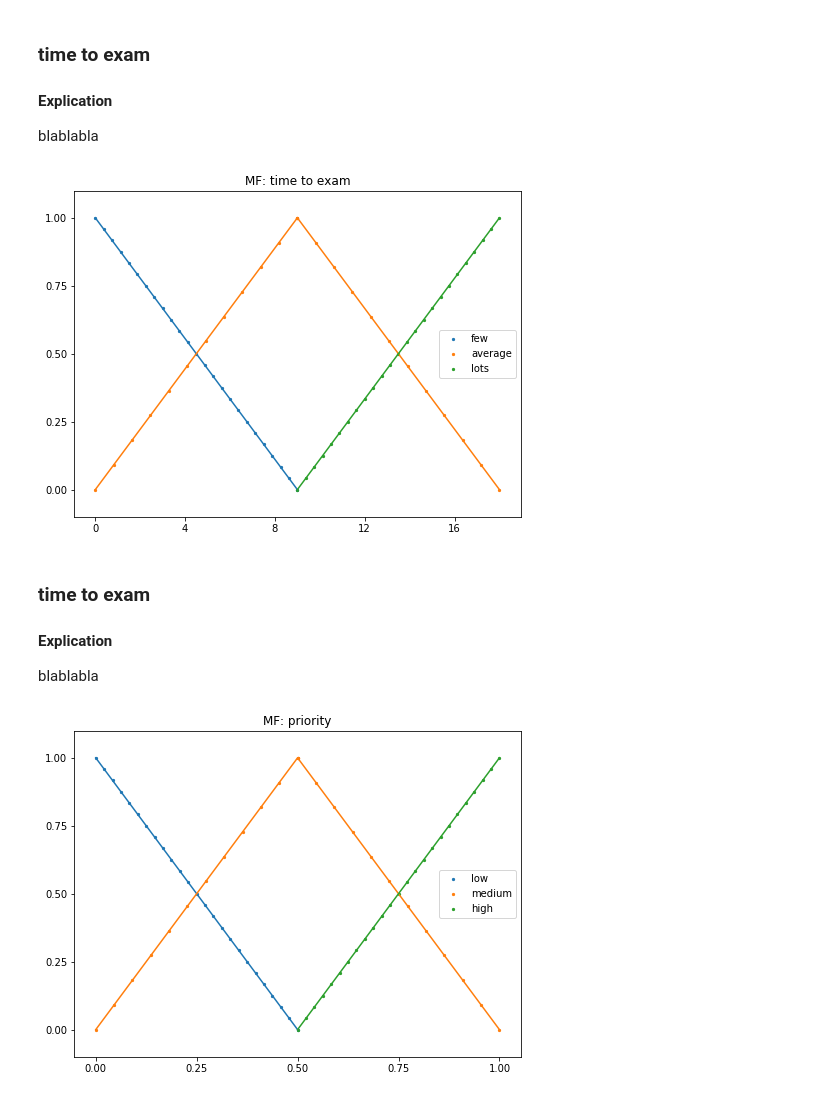
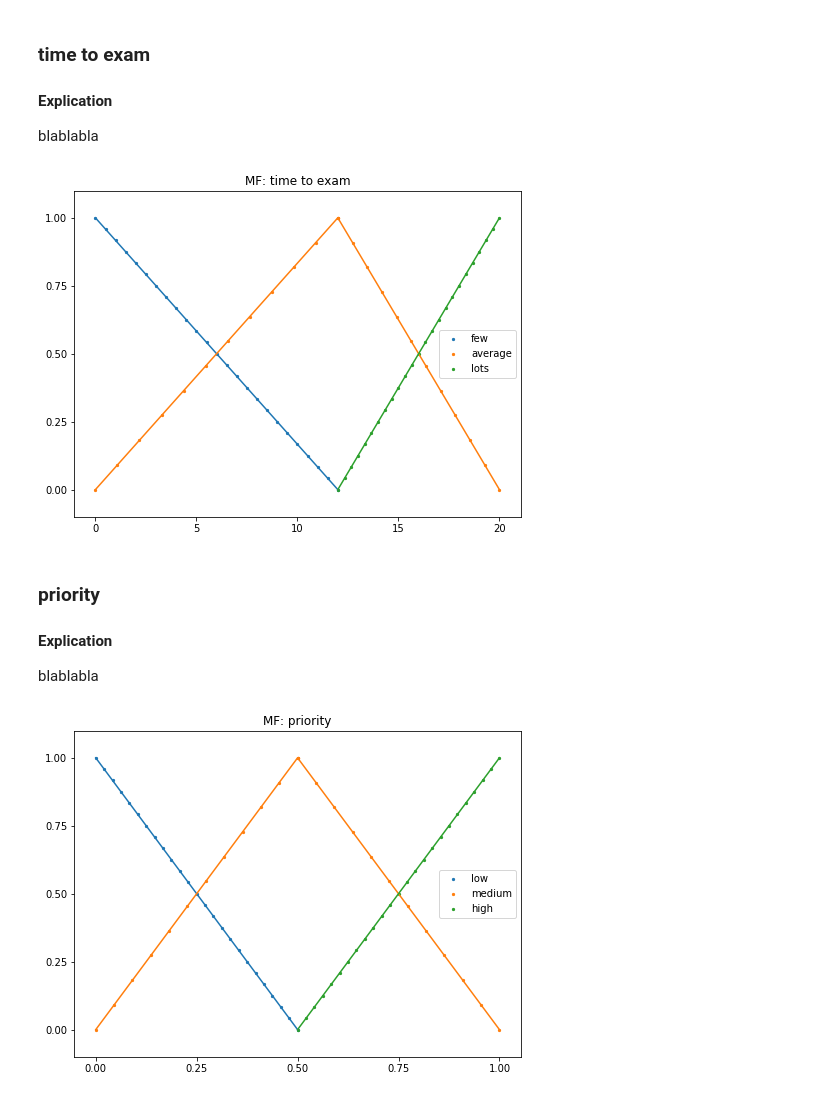
Before and after one commit to Nortalle/LFA_labo_021, a Jupyter notebook: LFA labo 040/000_exam_problem.ipynb, the cells around one changed output. Drawn from its saved outputs; the diff is of its cells as text; code cells hidden in the pictures.

```diff
--- a/LFA labo 040/000_exam_problem.ipynb
+++ b/LFA labo 040/000_exam_problem.ipynb
@@ -176,16 +176,16 @@ LinguisticVariableViewer(lv_remaining_work).show()
 blablabla
 # %%
 lv_time_to_exam = LinguisticVariable("time to exam", {
-    "few": LinPWMF([0, 1], [9,0]),
-    "average": TrapMF(0, 9, 9, 18),
-    "lots": LinPWMF([9,0], [18,1])
+    "few": LinPWMF([0, 1], [12,0]),
+    "average": TrapMF(0, 12, 12, 20),
+    "lots": LinPWMF([12,0], [20,1])
 })
 
 LinguisticVariableViewer(lv_time_to_exam).show()
 # %% [output]
-[figure, old version]
+[figure, new version]
 # %% [markdown]
-### time to exam
+### priority
 #### Explication
 blablabla
 # %%
```
Also changed, not shown: parts of 3 cells of this notebook.
